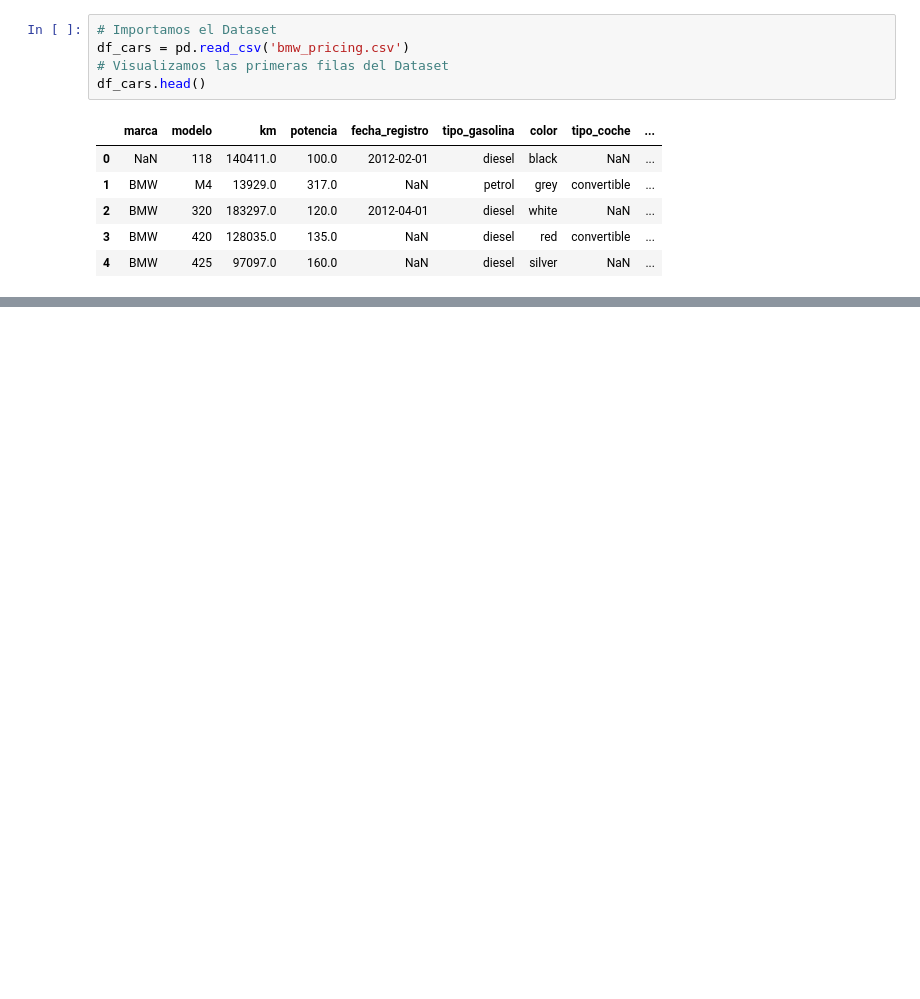
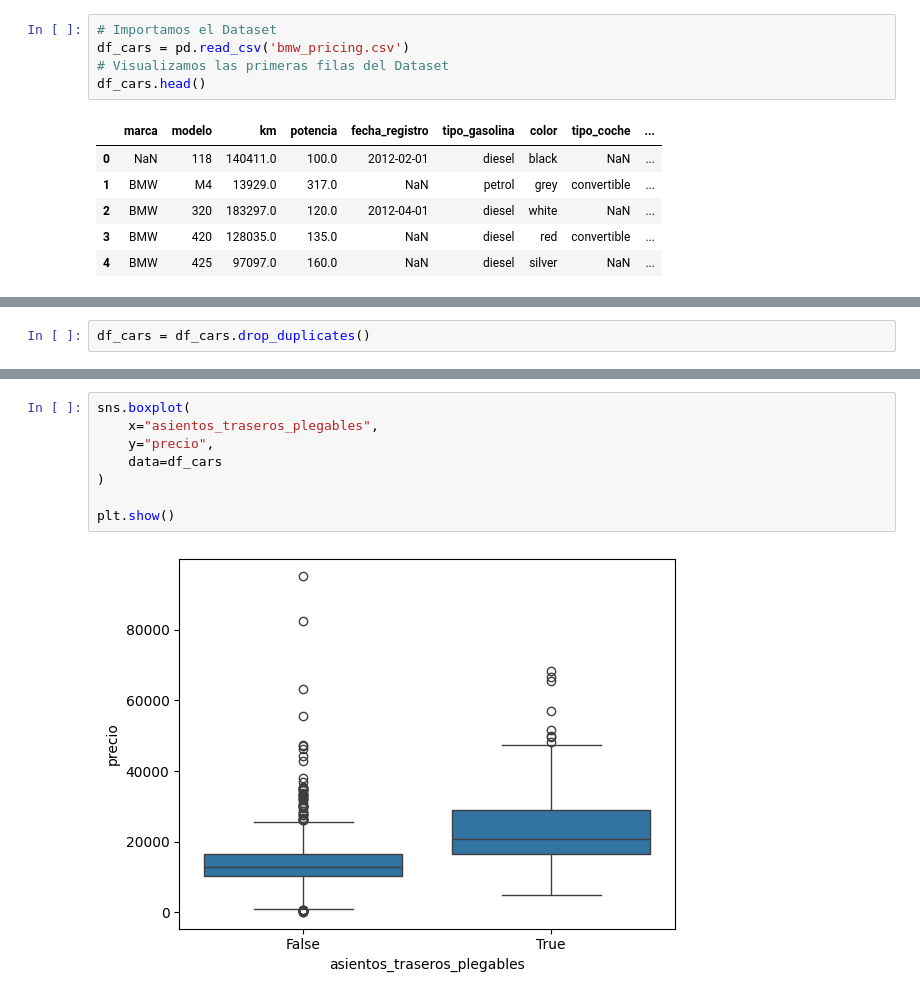
Before and after one commit to JuanCeruso/DataPreparation, a Jupyter notebook: DataPreparation.ipynb, the cells around one changed output, grey strips where cells are left out. Saved outputs shown, nothing was run; the diff lists cells and outputs as text; blank space fills up the shorter version.

```diff
--- a/DataPreparation.ipynb
+++ b/DataPreparation.ipynb
@@ -33,0 +182,2 @@ df_cars.head()
+# %%
+df_cars = df_cars.drop_duplicates()
@@ -33,0 +322,10 @@ df_cars.head()
+# %%
+sns.boxplot(
+    x="asientos_traseros_plegables",
+    y="precio",
+    data=df_cars
+)
+
+plt.show()
+# %% [output]
+[figure, added]
```
Also changed, not shown: parts of 24 cells of this notebook.
